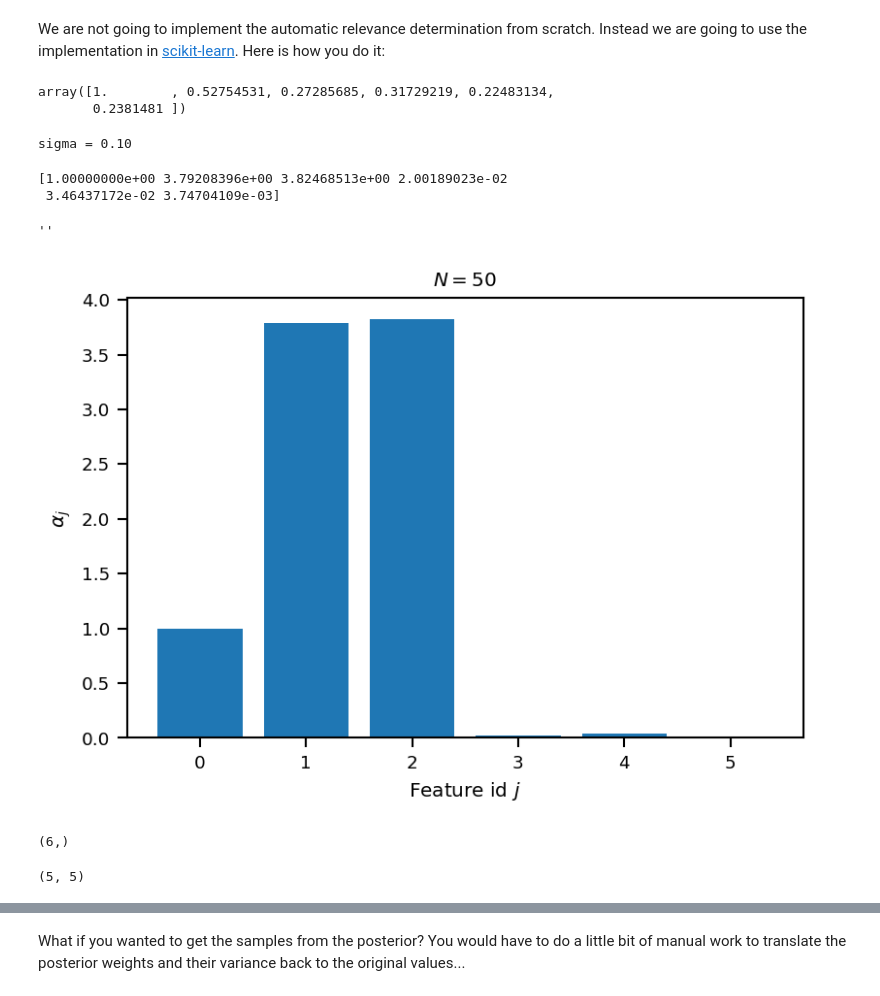
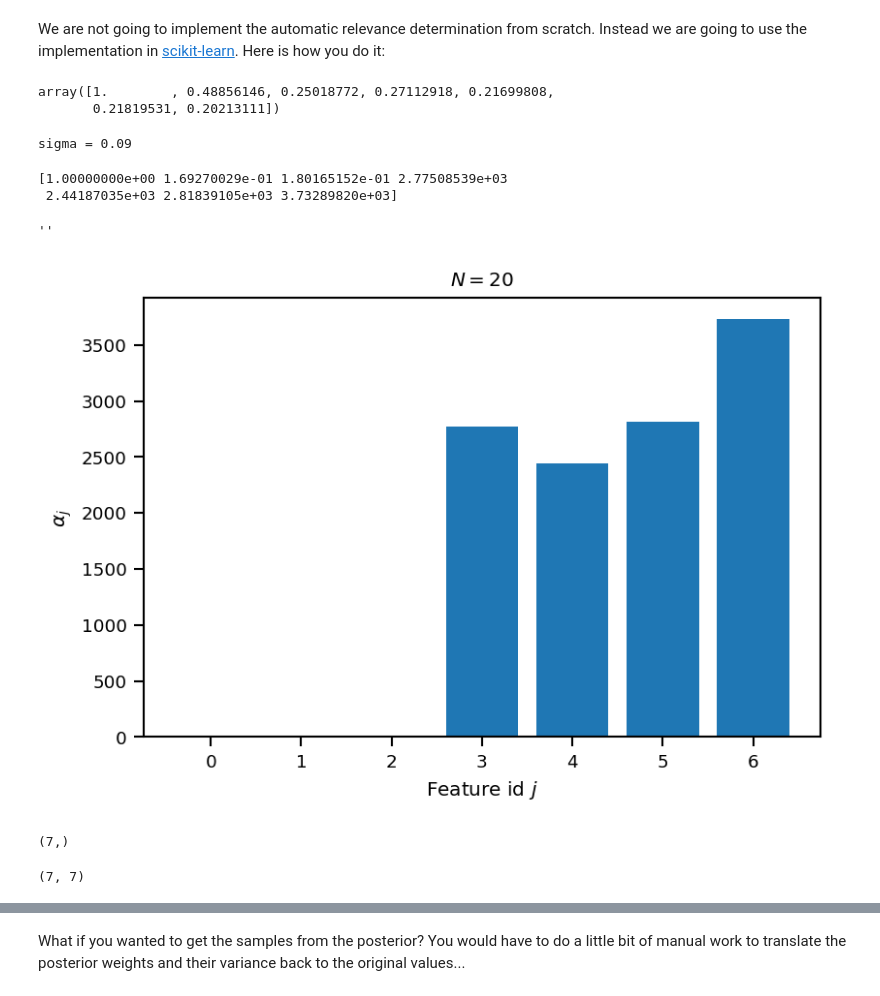
Before and after one commit to PredictiveScienceLab/data-analytics-se, a Jupyter notebook: activities/hands-on-14.5.ipynb, the cells around one changed output, grey strips where cells are left out. Drawn from its saved outputs; the diff is of its cells as text; code cells hidden in the pictures.

```diff
--- a/activities/hands-on-14.5.ipynb
+++ b/activities/hands-on-14.5.ipynb
@@ -15,7 +15,7 @@ sns.set_context('paper')
 Get some data first:
 # %%
 # How many observations we have
-num_obs = 50
+num_obs = 20
 x = -1.0 + 2 * np.random.rand(num_obs)
 w0_true = -0.5
 w1_true = 1.0
@@ -84,7 +84,7 @@ Here is how you do it:
 # Load the Bayesian linear regression class:
 from sklearn.linear_model import ARDRegression
 # Select polynomial degree and get design matrix
-degree = 5
+degree = 6
 # Build the design matrix
 Phi = get_polynomial_design_matrix(x[:, None], degree)
 # You don't have to normalize
@@ -95,43 +95,42 @@ model.X_scale_ = np.std(Phi, axis=0)
 model.X_scale_[model.X_scale_ <= 0] = 1.0
 model.X_scale_
 # %% [output]
-array([1.        , 0.52754531, 0.27285685, 0.31729219, 0.22483134,
-       0.2381481 ])
+array([1.        , 0.48856146, 0.25018772, 0.27112918, 0.21699808,
+       0.21819531, 0.20213111])
 # %%
 # Sklearn optimizes the precision of the noise which is the inverse of the variance.
 # It calls it alpha_.
 sigma = np.sqrt(1.0 / model.alpha_)
 print('sigma = {0:1.2f}'.format(sigma))
 # %% [output]
-sigma = 0.10
+sigma = 0.09
 # %%
-# Sklearn optimizes the inverse of our alpha (the variance of the weights), which
-# it calls lambda_.
-alpha = np.sqrt(1.0 / model.lambda_)
+# Sklearn optimizes calls our alpha lambda_:
+alpha = model.lambda_
 print(alpha)
 fig, ax = plt.subplots(dpi=150)
 ax.bar(np.arange(degree+1), alpha)
 ax.set_xlabel('Feature id $j$')
 ax.set_ylabel(r'$\alpha_j$')
 ax.set_title('$N={0:d}$'.format(num_obs))
 ;
 # %% [output]
-[1.00000000e+00 3.79208396e+00 3.82468513e+00 2.00189023e-02
- 3.46437172e-02 3.74704109e-03]
+[1.00000000e+00 1.69270029e-01 1.80165152e-01 2.77508539e+03
+ 2.44187035e+03 2.81839105e+03 3.73289820e+03]
 ''
-[figure, old version]
+[figure, new version]
 # %%
 # The posterior mean of the weights is here (this is for the normalized data, however)
 m_norm = model.coef_
 print(m_norm.shape)
 # %% [output]
-(6,)
+(7,)
 # %%
 # The posterior covariance matrix for the weights is here (also for the normalized data)
 S_norm = model.sigma_
 print(S_norm.shape)
 # %% [output]
-(5, 5)
+(7, 7)
 # %%
 import scipy.stats as st
 # plot the posterior of all the weights
```
Also changed, not shown: parts of 3 cells of this notebook.
